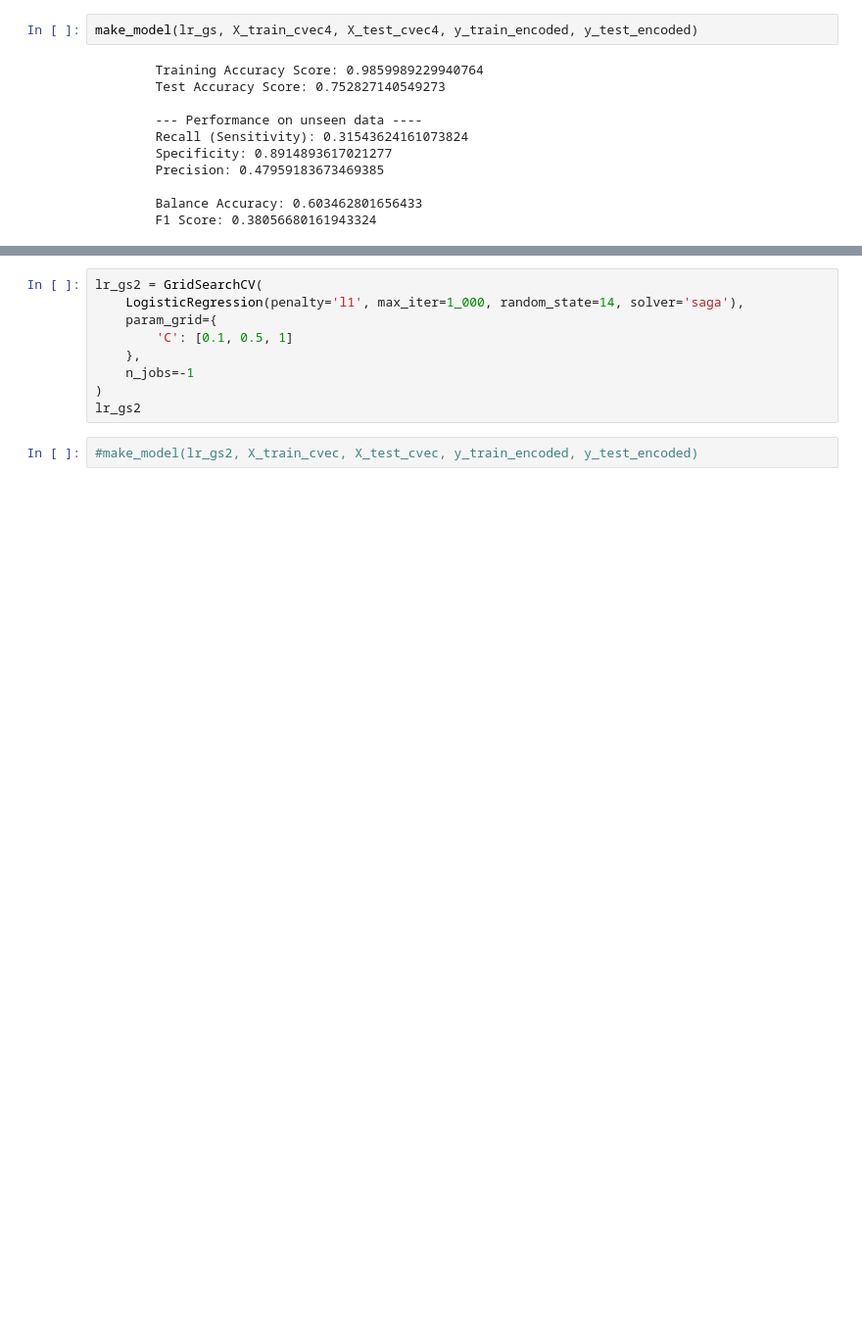
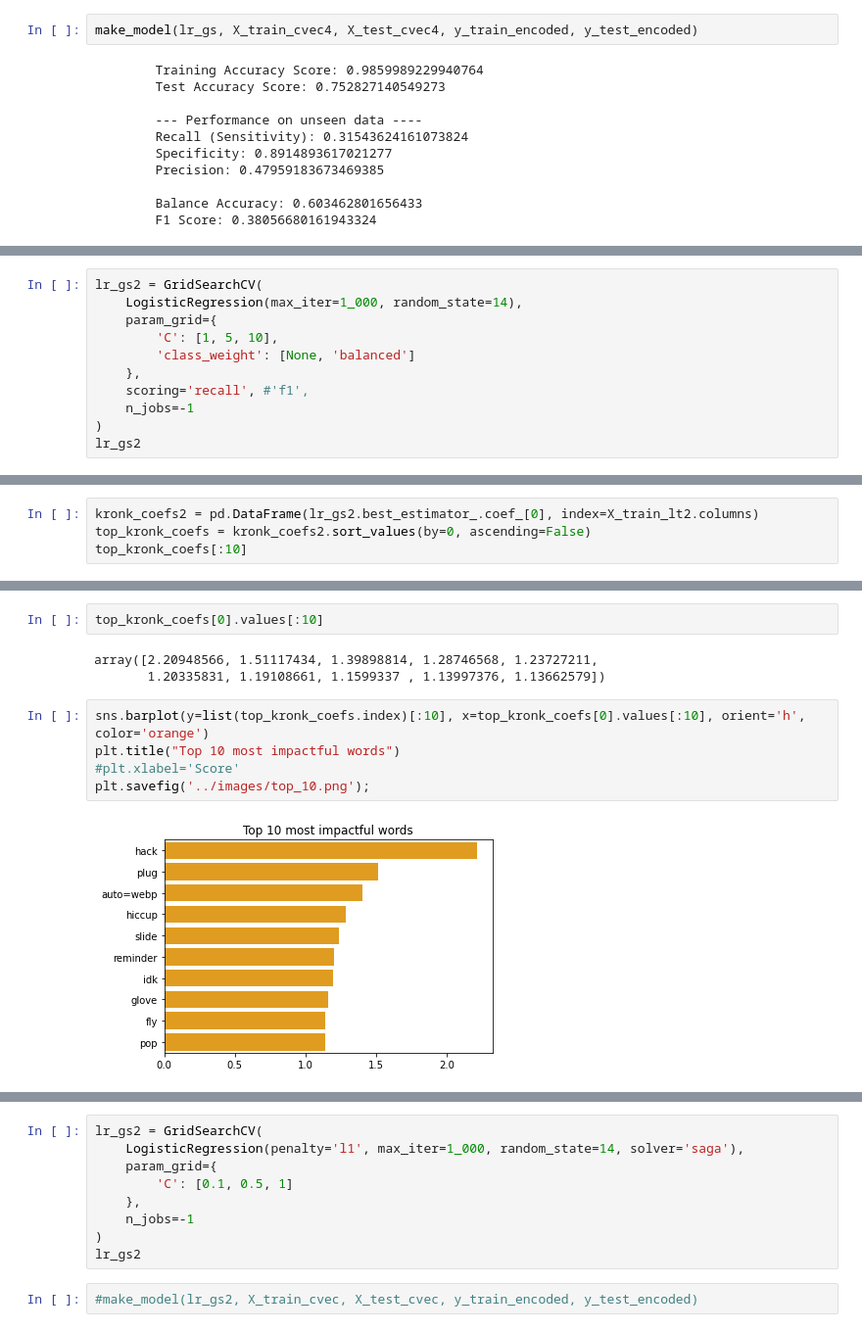
Before and after one commit to Femli/lifehacks_vs_lifeprotips, a Jupyter notebook: code/03_Feature_Engineering_EDA.ipynb, the cells around one changed output, grey strips where cells are left out. Shown at 98% size. Cells and saved outputs as stored; diff of their text form; blank space fills up the shorter version.

```diff
--- a/code/03_Feature_Engineering_EDA.ipynb
+++ b/code/03_Feature_Engineering_EDA.ipynb
@@ -644,0 +884,11 @@ make_model(lr_gs, X_train_cvec4, X_test_cvec4, y_train_encoded, y_test_encoded)
+# %%
+lr_gs2 = GridSearchCV(
+    LogisticRegression(max_iter=1_000, random_state=14),
+    param_grid={
+        'C': [1, 5, 10],
+        'class_weight': [None, 'balanced']
+    },
+    scoring='recall', #'f1',
+    n_jobs=-1
+)
+lr_gs2
@@ -644,0 +917,4 @@ make_model(lr_gs, X_train_cvec4, X_test_cvec4, y_train_encoded, y_test_encoded)
+# %%
+kronk_coefs2 = pd.DataFrame(lr_gs2.best_estimator_.coef_[0], index=X_train_lt2.columns)
+top_kronk_coefs = kronk_coefs2.sort_values(by=0, ascending=False)
+top_kronk_coefs[:10]
@@ -644,0 +946,12 @@ make_model(lr_gs, X_train_cvec4, X_test_cvec4, y_train_encoded, y_test_encoded)
+# %%
+top_kronk_coefs[0].values[:10]
+# %% [output]
+array([2.20948566, 1.51117434, 1.39898814, 1.28746568, 1.23727211,
+       1.20335831, 1.19108661, 1.1599337 , 1.13997376, 1.13662579])
+# %%
+sns.barplot(y=list(top_kronk_coefs.index)[:10], x=top_kronk_coefs[0].values[:10], orient='h', color='orange')
+plt.title("Top 10 most impactful words")
+#plt.xlabel='Score'
+plt.savefig('../images/top_10.png');
+# %% [output]
+[figure, added]
```
Also changed, not shown: parts of 51 cells of this notebook, 5 other files.
